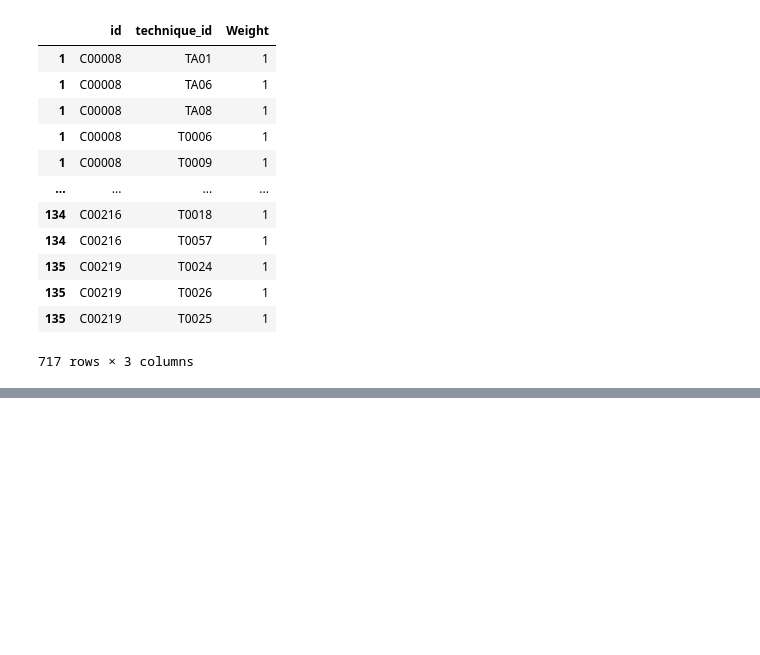
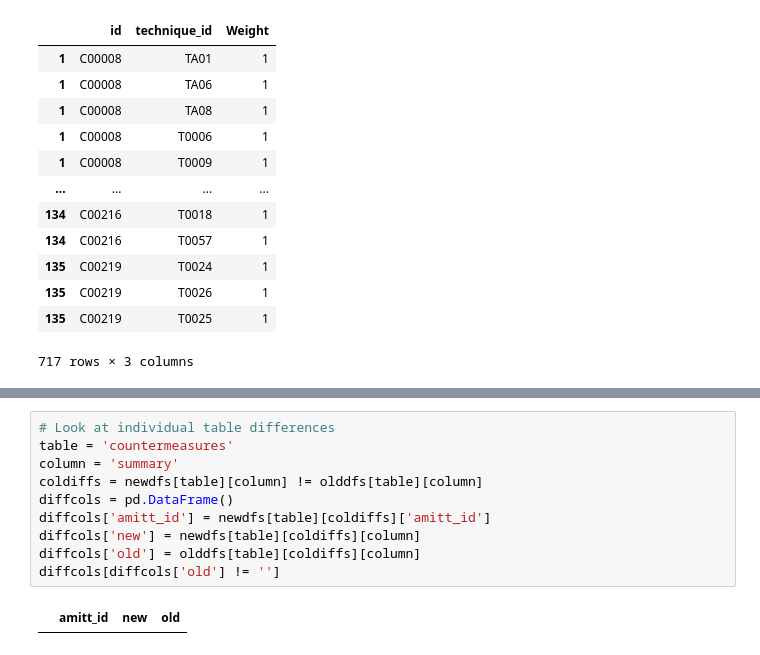
Before and after one commit to cogsec-collaborative/AMITT, a Jupyter notebook: HTML_GENERATING_CODE/AMITT_code_testbed.ipynb, the cells around one changed output, grey strips where cells are left out. Drawn from its saved outputs; the diff is of its cells as text; blank space fills up the shorter version.

```diff
--- a/HTML_GENERATING_CODE/AMITT_code_testbed.ipynb
+++ b/HTML_GENERATING_CODE/AMITT_code_testbed.ipynb
@@ -158,0 +213,12 @@ ct
+# %%
+# Look at individual table differences
+table = 'countermeasures'
+column = 'summary'
+coldiffs = newdfs[table][column] != olddfs[table][column]
+diffcols = pd.DataFrame()
+diffcols['amitt_id'] = newdfs[table][coldiffs]['amitt_id']
+diffcols['new'] = newdfs[table][coldiffs][column]
+diffcols['old'] = olddfs[table][coldiffs][column]
+diffcols[diffcols['old'] != '']
+# %% [output]
+|  | amitt_id | new | old |
```
Also changed, not shown: parts of 2 cells of this notebook, 24 other files.
